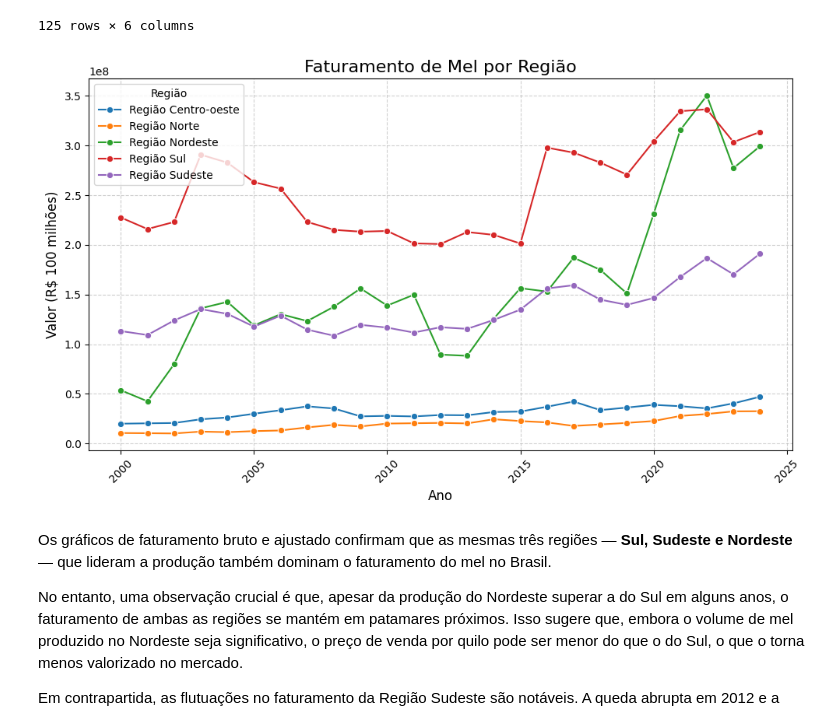
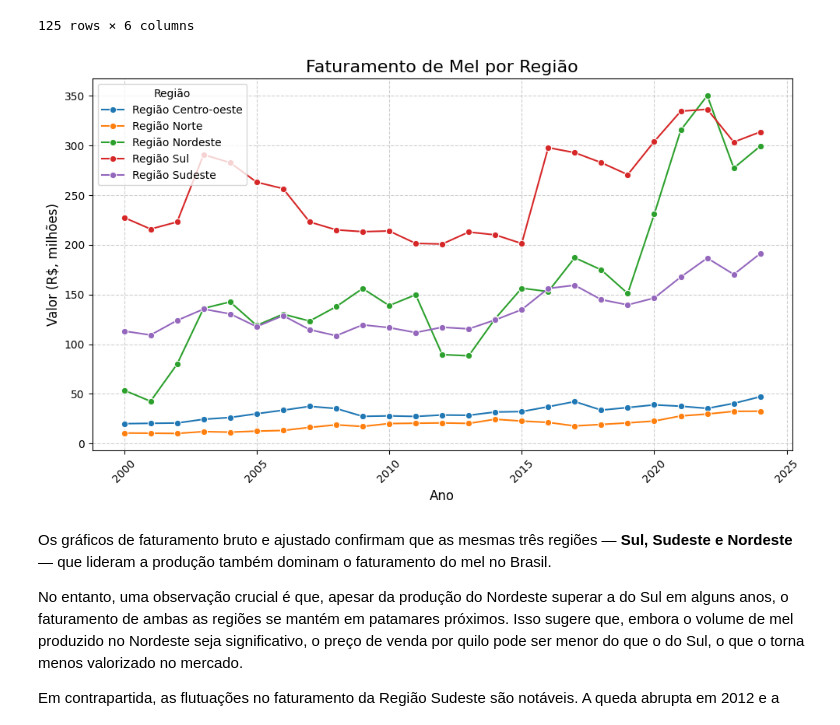
Before and after one commit to Gabriel-J-code/ad-projeto-bees-caatinga, a Jupyter notebook: relatorio TCC.ipynb, the cells around one changed output. Saved outputs shown, nothing was run; the diff lists cells and outputs as text; code cells hidden in the pictures.

```diff
--- a/relatorio TCC.ipynb
+++ b/relatorio TCC.ipynb
@@ -583,27 +599,27 @@ display(faturamento_rg)
 # %%
 
 plt.figure(figsize=(10, 6))
 
 # --- Gráfico 1: Faturamento Bruto (Nominal) ---
 sns.lineplot(
     data=faturamento_rg,
     x='Ano',
-    y='Faturamento Ajustado (R$)',
+    y=faturamento_rg['Faturamento Ajustado (R$)']/1000000,  # Convertendo para milhões
     hue='Região',
     marker='o',
 )
 plt.title('Faturamento de Mel por Região', fontsize=16)
 plt.xlabel('Ano', fontsize=12)
-plt.ylabel('Valor (R$ 100 milhões)', fontsize=12)
+plt.ylabel('Valor (R$, milhões)', fontsize=12)
 plt.grid(True, linestyle='--', alpha=0.6)
 plt.tick_params(axis='x', rotation=45)
 plt.legend(title='Região', loc='upper left')
 
 
 plt.tight_layout()
 plt.show()
 # %% [output]
-[figure, old version]
+[figure, new version]
 # %% [markdown]
 Os gráficos de faturamento bruto e ajustado confirmam que as mesmas três regiões — **Sul, Sudeste e Nordeste** — que lideram a produção também dominam o faturamento do mel no Brasil.
 
```
Also changed, not shown: parts of 23 cells of this notebook.
